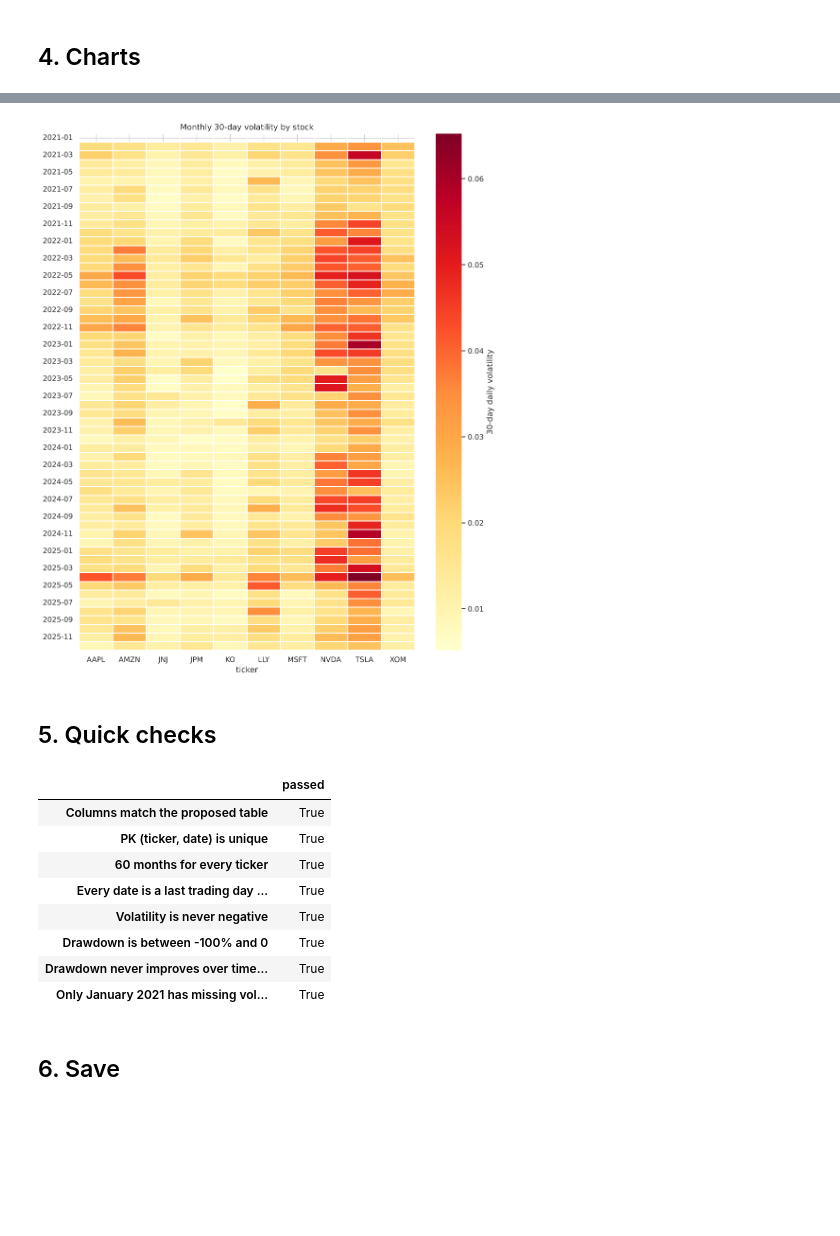
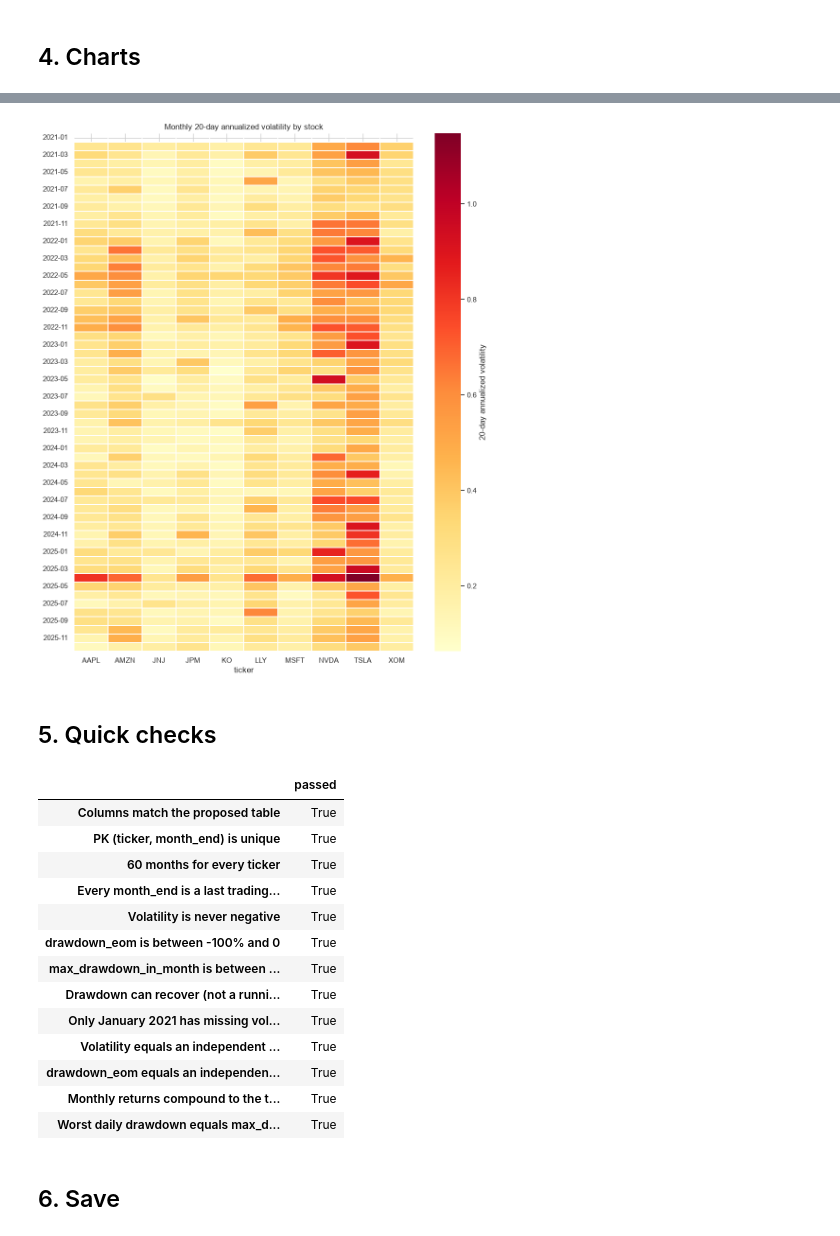
Before and after one commit to basmala5essam/MarketPulse-Graduation-Project-, a Jupyter notebook: notebooks/risk_analysis/05_risk_monthly.ipynb, the cells around one changed output, grey strips where cells are left out. Cells and saved outputs as stored; diff of their text form; code cells hidden in the pictures; blank space fills up the shorter version.

```diff
--- a/notebooks/risk_analysis/05_risk_monthly.ipynb
+++ b/notebooks/risk_analysis/05_risk_monthly.ipynb
@@ -89,13 +95,13 @@ Months with missing volatility: ['2021-01']
 # %% [markdown]
 ## 4. Charts
 # %%
-vol_wide = monthly.pivot(index="date", columns="ticker", values="volatility_30d")
-dd_wide = monthly.pivot(index="date", columns="ticker", values="max_drawdown")
+vol_wide = monthly.pivot(index="month_end", columns="ticker", values="vol_20d_ann")
+dd_wide = monthly.pivot(index="month_end", columns="ticker", values="drawdown_eom")
 
 fig, ax = plt.subplots(figsize=(11, 5))
 vol_wide.plot(ax=ax, linewidth=1.2)
-ax.set_title("30-day volatility at each month-end (daily std of returns)")
-ax.set_ylabel("Volatility")
+ax.set_title("20-day annualized volatility at each month-end")
+ax.set_ylabel("Annualized volatility")
 ax.yaxis.set_major_formatter(mtick.PercentFormatter(1.0))
 ax.legend(ncol=5, fontsize=8)
 plt.tight_layout()
@@ -116,44 +122,73 @@ plt.show()
 # %%
 heat = vol_wide.copy()
 heat.index = heat.index.strftime("%Y-%m")
 
 fig, ax = plt.subplots(figsize=(10, 12))
-sns.heatmap(heat, cmap="YlOrRd", linewidths=0.2, cbar_kws={"label": "30-day daily volatility"}, ax=ax)
-ax.set_title("Monthly 30-day volatility by stock")
+sns.heatmap(heat, cmap="YlOrRd", linewidths=0.2, cbar_kws={"label": "20-day annualized volatility"}, ax=ax)
+ax.set_title("Monthly 20-day annualized volatility by stock")
 ax.set_ylabel("")
 plt.tight_layout()
 plt.show()
 # %% [output]
-[figure, old version]
+[figure, new version]
 # %% [markdown]
 ## 5. Quick checks
 # %%
 raw = df.sort_values(["ticker", "date"])
 last_day = raw.groupby(["ticker", raw["date"].dt.to_period("M")])["date"].max().reset_index(drop=True)
 
+# Independent recomputation with a different method (wide tables) to compare with the function above
+close_wide = raw.pivot(index="date", columns="ticker", values="close")
+ret_wide = close_wide.pct_change()
+vol_ref = ret_wide.rolling(mr.WINDOW).std() * np.sqrt(mr.TRADING_DAYS)
+dd_ref = close_wide / close_wide.cummax() - 1
+me = monthly.set_index(["month_end", "ticker"])
+vol_ref_me = vol_ref.stack().rename("ref")
+dd_ref_me = dd_ref.stack().rename("ref")
+vol_cmp = me["vol_20d_ann"].dropna().to_frame().join(vol_ref_me.rename_axis(["month_end", "ticker"]), how="left")
+dd_cmp = me["drawdown_eom"].to_frame().join(dd_ref_me.rename_axis(["month_end", "ticker"]), how="left")
+
+# Compounding the monthly returns must give the total return of the whole period
+total_from_months = monthly.groupby("ticker")["monthly_return"].apply(lambda s: (1 + s).prod() - 1)
+total_direct = close_wide.iloc[-1] / close_wide.iloc[0] - 1
+
 checks = {
-    "Columns match the proposed table": list(monthly.columns) == ["ticker", "date", "volatility_30d", "max_drawdown"],
-    "PK (ticker, date) is unique": not monthly.duplicated(["ticker", "date"]).any(),
+    "Columns match the proposed table": list(monthly.columns) == ["ticker", "month_end", "monthly_return", "vol_20d_ann", "drawdown_eom", "max_drawdown_in_month"],
+    "PK (ticker, month_end) is unique": not monthly.duplicated(["ticker", "month_end"]).any(),
     "60 months for every ticker": bool((monthly.groupby("ticker").size() == 60).all()),
-    "Every date is a last trading day of its month": bool(monthly["date"].isin(last_day).all()),
-    "Volatility is never negative": bool((monthly["volatility_30d"].dropna() >= 0).all()),
-    "Drawdown is between -100% and 0": bool(monthly["max_drawdown"].between(-1, 0).all()),
-    "Drawdown never improves over time (running worst)": bool(all(
-        g["max_drawdown"].is_monotonic_decreasing for _, g in monthly.groupby("ticker"))),
+    "Every month_end is a last trading day of its month": bool(monthly["month_end"].isin(last_day).all()),
+    "Volatility is never negative": bool((monthly["vol_20d_ann"].dropna() >= 0).all()),
+    "drawdown_eom is between -100% and 0": bool(monthly["drawdown_eom"].between(-1, 0).all()),
+    "max_drawdown_in_month is between -100% and 0": bool(monthly["max_drawdown_in_month"].between(-1, 0).all()),
+    "Drawdown can recover (not a running minimum)": bool(any(
+        not g["drawdown_eom"].is_monotonic_decreasing for _, g in monthly.groupby("ticker"))),
     "Only January 2021 has missing volatility": bool(
-        monthly.loc[monthly["volatility_30d"].isna(), "date"].dt.strftime("%Y-%m").eq("2021-01").all()),
+        monthly.loc[monthly["vol_20d_ann"].isna(), "month_end"].dt.strftime("%Y-%m").eq("2021-01").all()),
+    "Volatility equals an independent 20-day rolling calculation": bool(np.allclose(vol_cmp["vol_20d_ann"], vol_cmp["ref"])),
+    "drawdown_eom equals an independent calculation": bool(np.allclose(dd_cmp["drawdown_eom"], dd_cmp["ref"])),
+    "Monthly returns compound to the total return": bool(np.allclose(total_from_months, total_direct.reindex(total_from_months.index))),
 }
+RISK_METRICS_FILE = ROOT / "data" / "processed" / "risk_metrics.csv"
+if RISK_METRICS_FILE.exists():
+    rm_old = pd.read_csv(RISK_METRICS_FILE, index_col="ticker")
+    checks["Worst daily drawdown equals max_drawdown in risk_metrics.csv"] = bool(
+        np.allclose(dd_ref.min().reindex(rm_old.index), rm_old["max_drawdown"], atol=1e-4))
 pd.Series(checks, name="passed").to_frame()
 # %% [output]
 |  | passed |
 | Columns match the proposed table | True |
-| PK (ticker, date) is unique | True |
+| PK (ticker, month_end) is unique | True |
 | 60 months for every ticker | True |
-| Every date is a last trading day ... | True |
+| Every month_end is a last trading... | True |
 | Volatility is never negative | True |
-| Drawdown is between -100% and 0 | True |
-| Drawdown never improves over time... | True |
+| drawdown_eom is between -100% and 0 | True |
+| max_drawdown_in_month is between ... | True |
+| Drawdown can recover (not a runni... | True |
 | Only January 2021 has missing vol... | True |
+| Volatility equals an independent ... | True |
+| drawdown_eom equals an independen... | True |
+| Monthly returns compound to the t... | True |
+| Worst daily drawdown equals max_d... | True |
 # %% [markdown]
 ## 6. Save
 # %%
```
Also changed, not shown: parts of 9 cells of this notebook, 1 other file.
